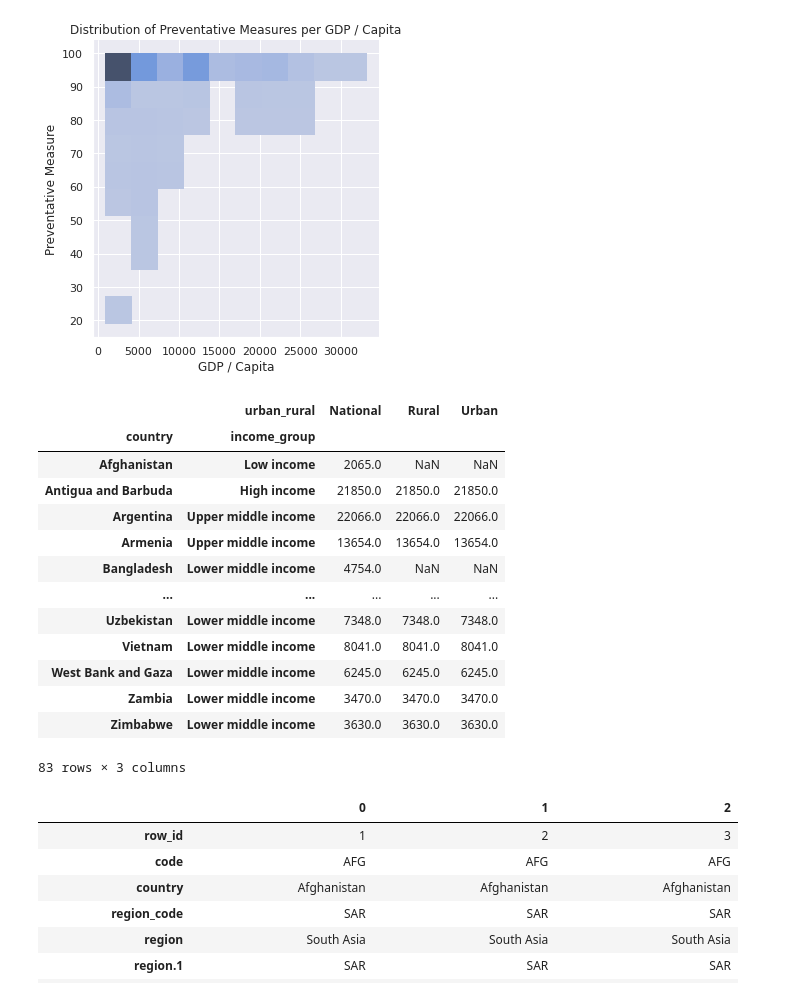
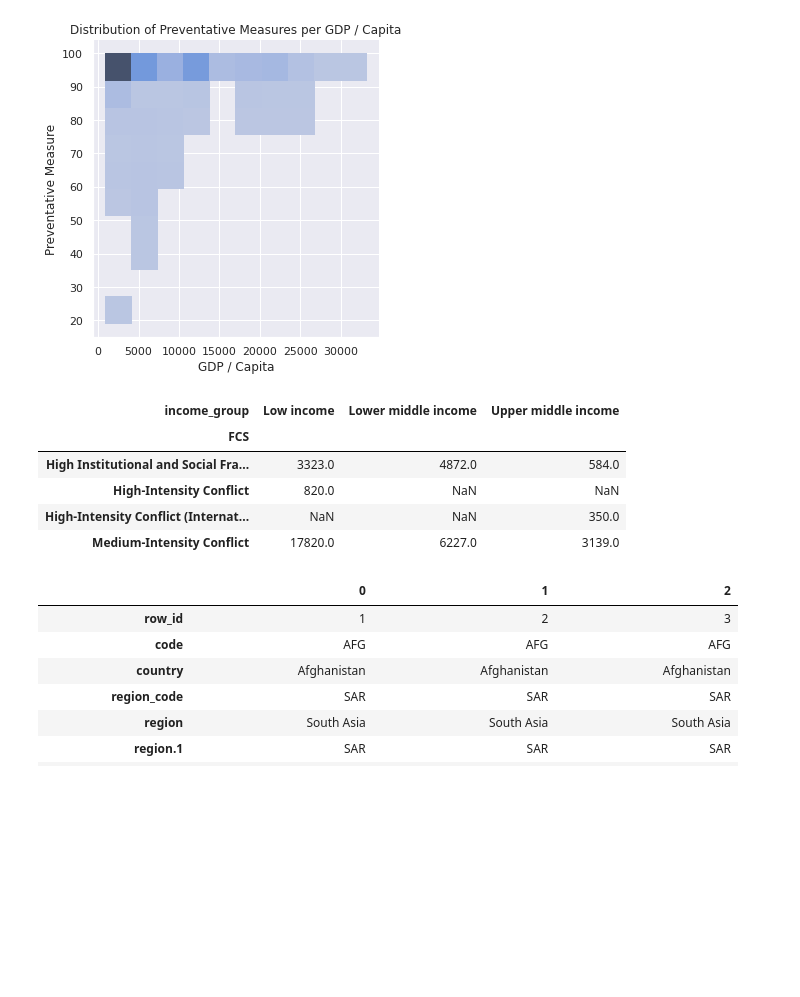
Before and after one commit to asrospie/covid_housing_eda, a Jupyter notebook: DSE_6000_Final_Project.ipynb, the cells around one changed output. Saved outputs shown, nothing was run; the diff lists cells and outputs as text; code cells hidden in the pictures; blank space fills up the shorter version.

```diff
--- a/DSE_6000_Final_Project.ipynb
+++ b/DSE_6000_Final_Project.ipynb
@@ -112,26 +112,17 @@ ax.set(title='Distribution of Preventative Measures per GDP / Capita')
 # %%
 #TODO
 
 # At least 2 queries, like using select, group by, segmentation, etc., which does not produce charts but will bring out some meaningful results that you can articulate
 bad_value = ['Not reported']
 reporting = df[~df["urban_rural"].isin(bad_value)]
-
-pd.pivot_table(reporting, values='GDP_pc', index=['country', 'income_group'],
-                    columns=['urban_rural'], aggfunc=np.mean)\
-                    .sort_values(['country'], ascending=[True])
+pd.pivot_table(reporting, values='GDP_pc', index=['FCS'],
+                    columns=['income_group'], aggfunc={'income_group' : 'count'})\
+                    .sort_values(['FCS'], ascending=[True])
 # %% [output]
-|  | urban_rural | National | Rural | Urban |
-| country | income_group |  |  |  |
-| Afghanistan | Low income | 2065.0 | NaN | NaN |
-| Antigua and Barbuda | High income | 21850.0 | 21850.0 | 21850.0 |
-| Argentina | Upper middle income | 22066.0 | 22066.0 | 22066.0 |
-| Armenia | Upper middle income | 13654.0 | 13654.0 | 13654.0 |
-| Bangladesh | Lower middle income | 4754.0 | NaN | NaN |
-| ... | ... | ... | ... | ... |
-| Uzbekistan | Lower middle income | 7348.0 | 7348.0 | 7348.0 |
-| Vietnam | Lower middle income | 8041.0 | 8041.0 | 8041.0 |
-| West Bank and Gaza | Lower middle income | 6245.0 | 6245.0 | 6245.0 |
-| Zambia | Lower middle income | 3470.0 | 3470.0 | 3470.0 |
-| Zimbabwe | Lower middle income | 3630.0 | 3630.0 | 3630.0 |
+| income_group | Low income | Lower middle income | Upper middle income |
+| FCS |  |  |  |
+| High Institutional and Social Fra... | 3323.0 | 4872.0 | 584.0 |
+| High-Intensity Conflict | 820.0 | NaN | NaN |
+| High-Intensity Conflict (Internat... | NaN | NaN | 350.0 |
+| Medium-Intensity Conflict | 17820.0 | 6227.0 | 3139.0 |
-83 rows × 3 columns
 # %%
```
Also changed, not shown: parts of 2 cells of this notebook.
